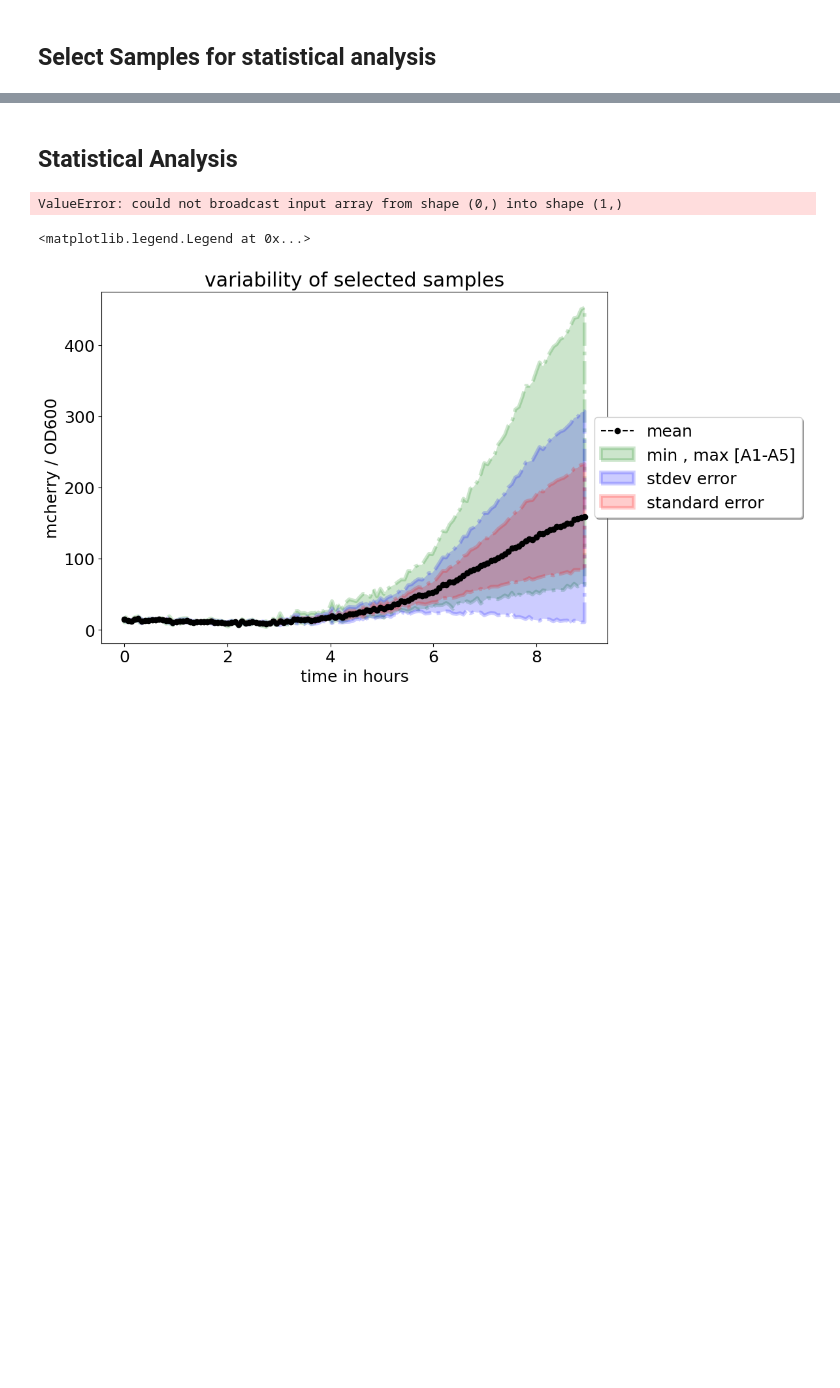
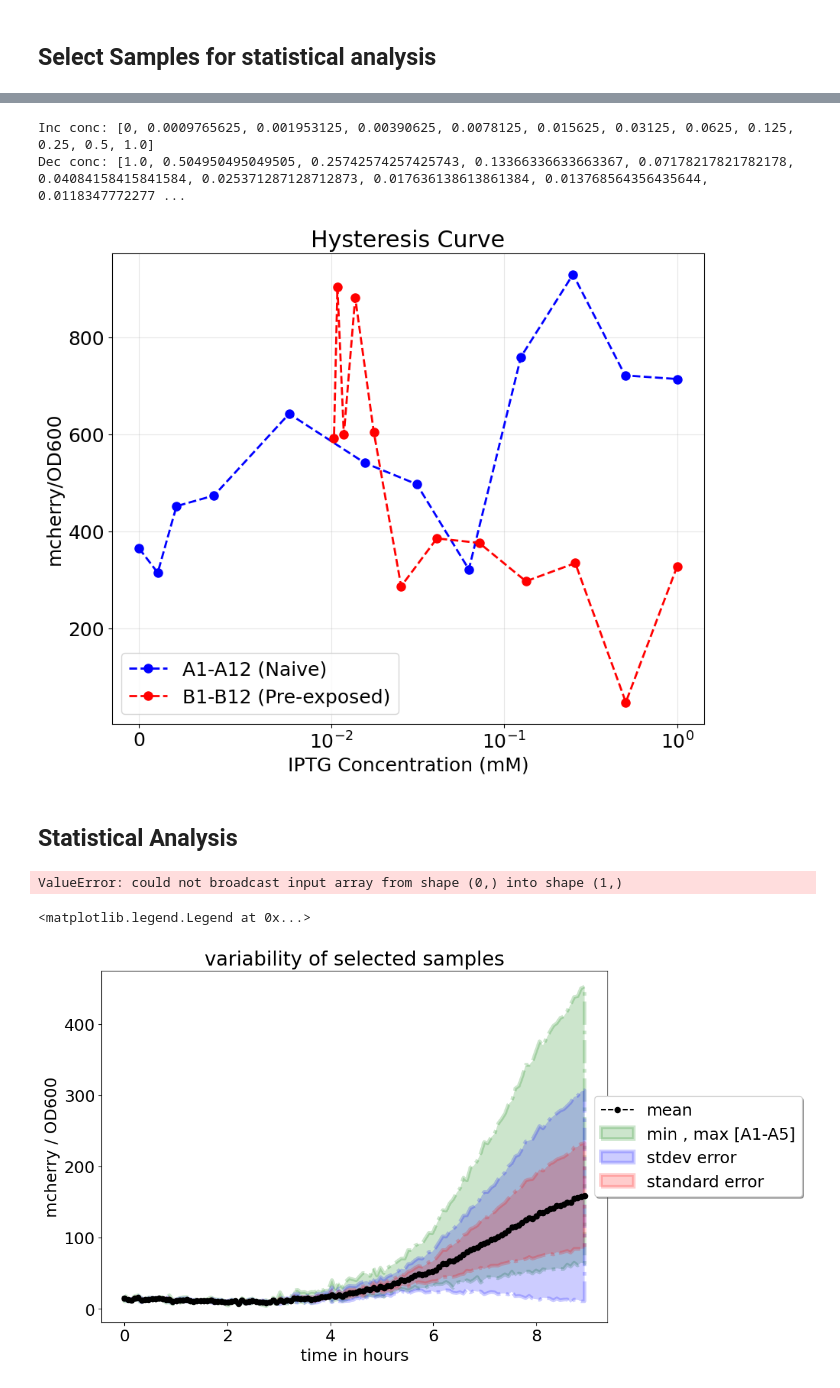
Before and after one commit to kevinjaychang/Hysteresis-Project, a Jupyter notebook: plot_PR_data_kc.ipynb, the cells around one changed output, grey strips where cells are left out. Drawn from its saved outputs; the diff is of its cells as text; code cells hidden in the pictures; blank space fills up the shorter version.

```diff
--- a/plot_PR_data_kc.ipynb
+++ b/plot_PR_data_kc.ipynb
@@ -491,3 +507,46 @@ Text(0, 0.5, 'mCherry/OD600')
+# %%
+# Define the correct concentration mapping
+# A1 = 0 mM, A12 = 1 mM (increasing)
+# B1 = 1 mM, B12 = 0 mM (decreasing)
+concentrations_inc = [0] + [1/2**i for i in range(10, -1, -1)]
+concentrations_dec = [(1.25 + 125*(0.5)**n)/(125 + 1.25) for n in range(12)]
+
+print("Inc conc:", concentrations_inc)
+print("Dec conc:", concentrations_dec)
+
+# Get last datapoint for each well
+subset_keys_increasing = [f'A{i}' for i in range(1, 13)]
+subset_keys_decreasing = [f'B{i}' for i in range(1, 13)]
+
+last_values_increasing = {}
+last_values_decreasing = {} # {"A1", od normalized}
+
+for each in subset_keys_increasing:
+    last_values_increasing[each] = mcherry[each][-1] / (od[each][-1] + 1.)
+
+for each in subset_keys_decreasing:
+    last_values_decreasing[each] = mcherry[each][-1] / (od[each][-1] + 1.)
+
+# Extract values in order
+values_inc = list(last_values_increasing.values())  # A1 to A12 values
+values_dec = list(last_values_decreasing.values())  # B1 to B12 values
+
+plt.figure(figsize=(10, 8))
+
+plt.plot(concentrations_inc, values_inc, '--o', color='blue', linewidth=2, markersize=8, label='A1-A12 (Naive)')
+plt.plot(concentrations_dec, values_dec, '--o', color='red', linewidth=2, markersize=8, label='B1-B12 (Pre-exposed)')
+
+plt.xscale('symlog', linthresh=0.01)  # Linear scale for values < 0.01, log for values > 0.01
+plt.xlabel('IPTG Concentration (mM)')
+plt.ylabel('mcherry/OD600')
+plt.title('Hysteresis Curve')
+plt.legend()
+plt.grid(True, alpha=0.3)
+plt.show()
+# %% [output]
+Inc conc: [0, 0.0009765625, 0.001953125, 0.00390625, 0.0078125, 0.015625, 0.03125, 0.0625, 0.125, 0.25, 0.5, 1.0]
+Dec conc: [1.0, 0.504950495049505, 0.25742574257425743, 0.13366336633663367, 0.07178217821782178, 0.04084158415841584, 0.025371287128712873, 0.017636138613861384, 0.013768564356435644, 0.0118347772277 ...
+[figure, added]
 # %% [markdown]
 ## Statistical Analysis
 # %%
```
Also changed, not shown: parts of 6 cells of this notebook, 3 other files.
